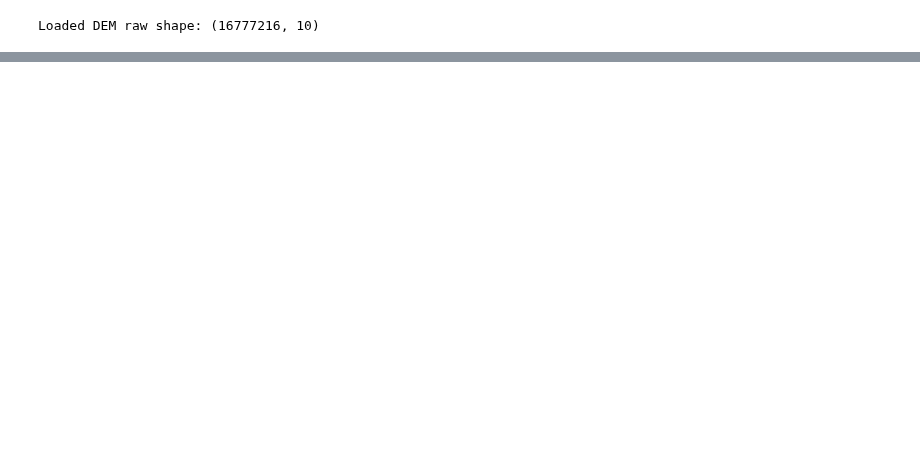
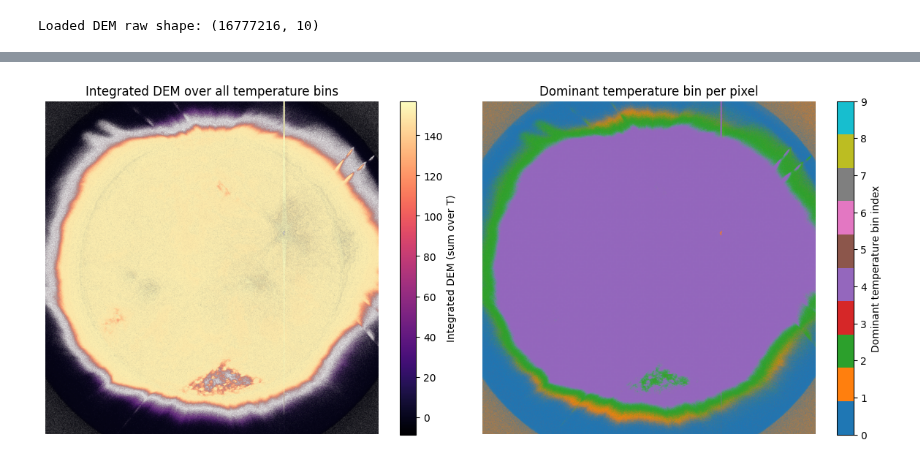
Before and after one commit to HorusXIV/HPCP_Assignment, a Jupyter notebook: Notebooks/Visualize_multiGPU.ipynb, the cells around one changed output, grey strips where cells are left out. Cells and saved outputs as stored; diff of their text form; code cells hidden in the pictures; blank space fills up the shorter version.

```diff
--- a/Notebooks/Visualize_multiGPU.ipynb
+++ b/Notebooks/Visualize_multiGPU.ipynb
@@ -105,0 +67,21 @@ DEM: min=-6056084332114229648926303495914577057785009403135947350583596176895229
+# %%
+# subplots for summed and max bin
+summed = dem.sum(axis=2)
+dominant_bin = np.argmax(dem, axis=2)
+
+
+plt.figure(figsize=(12, 5))
+plt.subplot(1, 2, 1)
+plt.imshow(np.log(summed + 1e-3), cmap='magma')
+plt.colorbar(label='Integrated DEM (sum over T)')
+plt.title('Integrated DEM over all temperature bins')
+plt.axis('off')
+plt.subplot(1, 2, 2)
+plt.imshow(dominant_bin, cmap='tab10')
+plt.colorbar(label='Dominant temperature bin index')
+plt.title('Dominant temperature bin per pixel')
+plt.axis('off')
+plt.tight_layout()
+plt.show()
+# %% [output]
+[figure, added]
```
Also changed, not shown: parts of 3 cells of this notebook, 8 other files.
